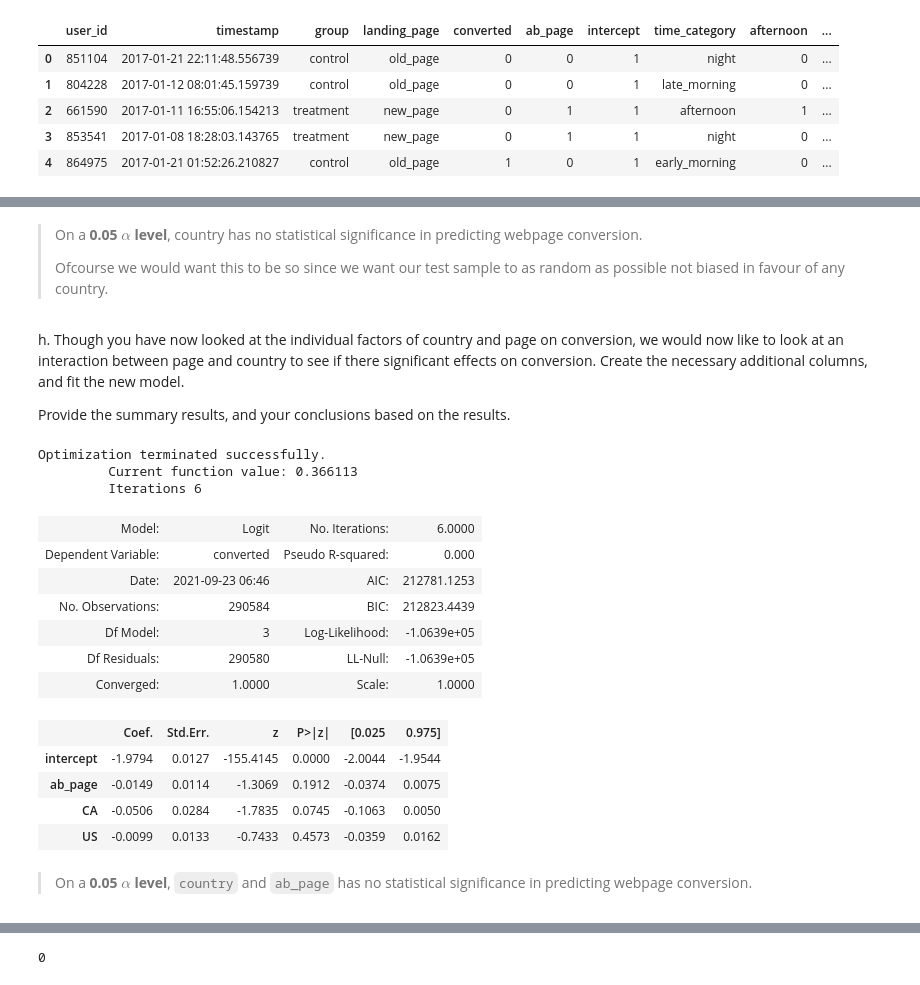
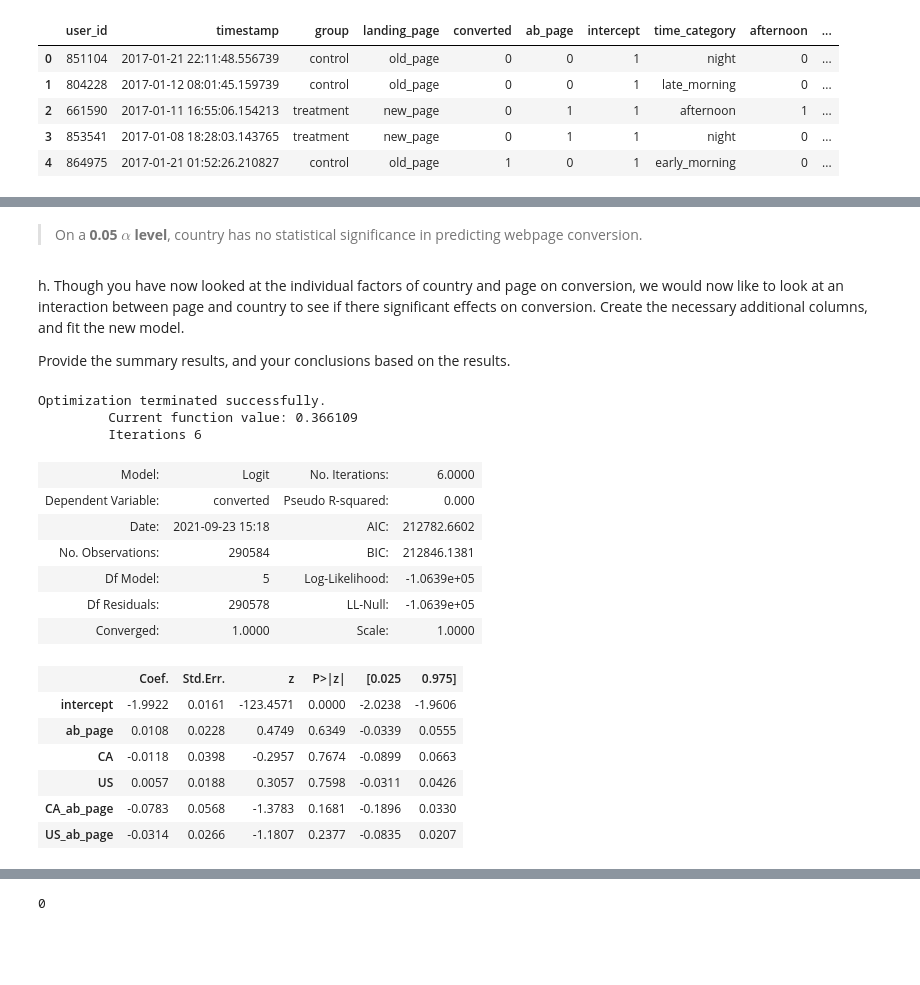
Before and after one commit to mathias-mike/Analyzing-Data, a Jupyter notebook: AB Testing Company Webpage/Analyze_ab_test_results_notebook.ipynb, the cells around one changed output, grey strips where cells are left out. Cells and saved outputs as stored; diff of their text form; code cells hidden in the pictures; blank space fills up the shorter version.

Commit message:
Perform ab-testing on company webpage - improved

```diff
--- a/AB Testing Company Webpage/Analyze_ab_test_results_notebook.ipynb
+++ b/AB Testing Company Webpage/Analyze_ab_test_results_notebook.ipynb
@@ -703,32 +713,36 @@ Optimization terminated successfully.
 | US | -0.0099 | 0.0133 | -0.7458 | 0.4558 | -0.0360 | 0.0161 |
 # %% [markdown]
 >On a **0.05** $\alpha$ **level**, country has no statistical significance in predicting webpage conversion.
->
->Ofcourse we would want this to be so since we want our test sample to as random as possible not biased in favour of any country.
 # %% [markdown]
 h. Though you have now looked at the individual factors of country and page on conversion, we would now like to look at an interaction between page and country to see if there significant effects on conversion.  Create the necessary additional columns, and fit the new model.
 
 Provide the summary results, and your conclusions based on the results.
 # %%
-# Let's see the interaction between country and page.
-logist_mod4 = sm.Logit(df2.converted, df2[['intercept', 'ab_page', 'CA', 'US']])
+# Let's see the interaction between country and ab_page.
+
+# Creating columns for interaction between CA, US and ab_page
+df2['CA_ab_page'] = df2['CA'] * df2['ab_page']
+df2['US_ab_page'] = df2['US'] * df2['ab_page']
+
+# Fitting model with interaction columns
+logist_mod4 = sm.Logit(df2.converted, df2[['intercept', 'ab_page', 'CA', 'US', 'CA_ab_page', 'US_ab_page']])
 result4 = logist_mod4.fit()
 result4.summary2()
 # %% [output]
 Optimization terminated successfully.
-         Current function value: 0.366113
+         Current function value: 0.366109
          Iterations 6
 | Model: | Logit | No. Iterations: | 6.0000 |
 | Dependent Variable: | converted | Pseudo R-squared: | 0.000 |
-| Date: | 2021-09-23 06:46 | AIC: | 212781.1253 |
-| No. Observations: | 290584 | BIC: | 212823.4439 |
-| Df Model: | 3 | Log-Likelihood: | -1.0639e+05 |
-| Df Residuals: | 290580 | LL-Null: | -1.0639e+05 |
+| Date: | 2021-09-23 15:18 | AIC: | 212782.6602 |
+| No. Observations: | 290584 | BIC: | 212846.1381 |
+| Df Model: | 5 | Log-Likelihood: | -1.0639e+05 |
+| Df Residuals: | 290578 | LL-Null: | -1.0639e+05 |
 | Converged: | 1.0000 | Scale: | 1.0000 |
 |  | Coef. | Std.Err. | z | P>|z| | [0.025 | 0.975] |
-| intercept | -1.9794 | 0.0127 | -155.4145 | 0.0000 | -2.0044 | -1.9544 |
-| ab_page | -0.0149 | 0.0114 | -1.3069 | 0.1912 | -0.0374 | 0.0075 |
-| CA | -0.0506 | 0.0284 | -1.7835 | 0.0745 | -0.1063 | 0.0050 |
-| US | -0.0099 | 0.0133 | -0.7433 | 0.4573 | -0.0359 | 0.0162 |
+| intercept | -1.9922 | 0.0161 | -123.4571 | 0.0000 | -2.0238 | -1.9606 |
+| ab_page | 0.0108 | 0.0228 | 0.4749 | 0.6349 | -0.0339 | 0.0555 |
+| CA | -0.0118 | 0.0398 | -0.2957 | 0.7674 | -0.0899 | 0.0663 |
+| US | 0.0057 | 0.0188 | 0.3057 | 0.7598 | -0.0311 | 0.0426 |
+| CA_ab_page | -0.0783 | 0.0568 | -1.3783 | 0.1681 | -0.1896 | 0.0330 |
+| US_ab_page | -0.0314 | 0.0266 | -1.1807 | 0.2377 | -0.0835 | 0.0207 |
-# %% [markdown]
->On a **0.05** $\alpha$ **level**, `country` and `ab_page` has no statistical significance in predicting webpage conversion.
```
Also changed, not shown: parts of 42 cells of this notebook, 1 other file.
